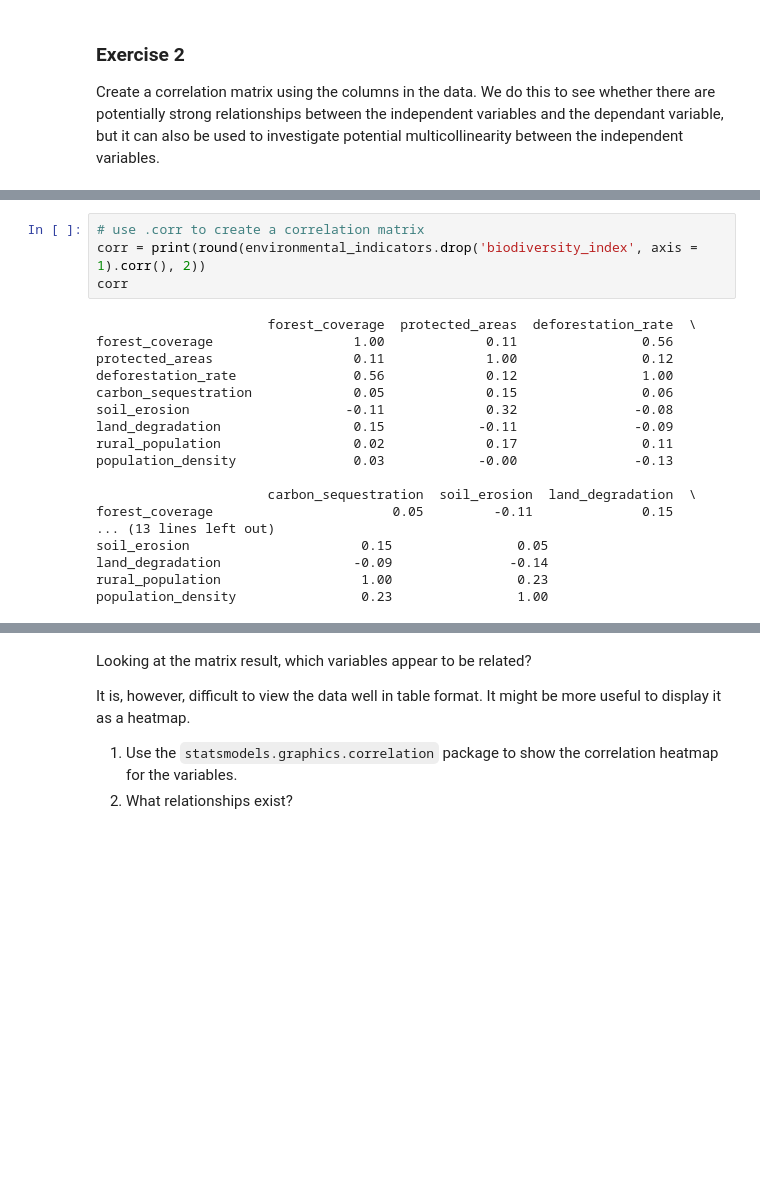
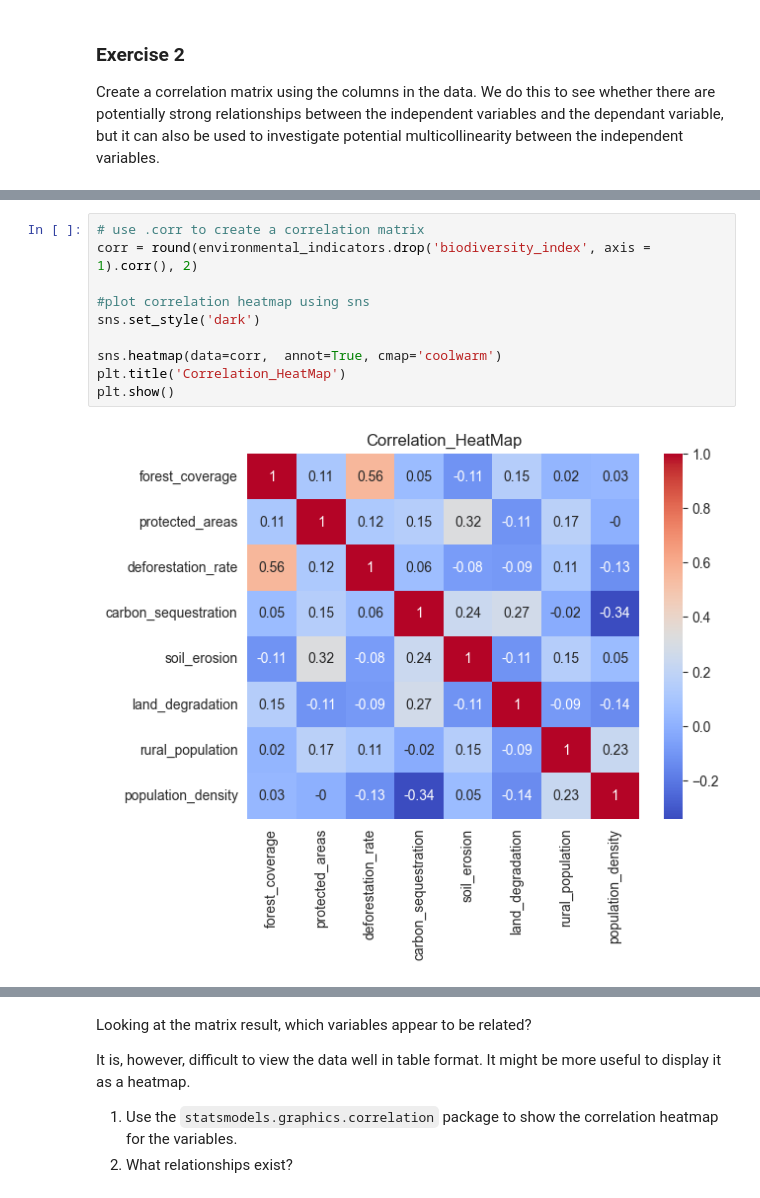
Before and after one commit to Morris-mk/ExploreAI_Linear_Regression, a Jupyter notebook: d. Multiple_linear_regression_Exercise.ipynb, the cells around one changed output, grey strips where cells are left out. Saved outputs shown, nothing was run; the diff lists cells and outputs as text; blank space fills up the shorter version.

```diff
--- a/d. Multiple_linear_regression_Exercise.ipynb
+++ b/d. Multiple_linear_regression_Exercise.ipynb
@@ -121,22 +149,12 @@ Create a correlation matrix using the columns in the data. We do this to see whe
 # %%
 # use .corr to create a correlation matrix
-corr = print(round(environmental_indicators.drop('biodiversity_index', axis = 1).corr(), 2))
-corr
+corr = round(environmental_indicators.drop('biodiversity_index', axis = 1).corr(), 2)
+
+#plot correlation heatmap using sns
+sns.set_style('dark')
+
+sns.heatmap(data=corr,  annot=True, cmap='coolwarm')
+plt.title('Correlation_HeatMap')
+plt.show()
 # %% [output]
-                      forest_coverage  protected_areas  deforestation_rate  \
-forest_coverage                  1.00             0.11                0.56
-protected_areas                  0.11             1.00                0.12
-deforestation_rate               0.56             0.12                1.00
-carbon_sequestration             0.05             0.15                0.06
-soil_erosion                    -0.11             0.32               -0.08
-land_degradation                 0.15            -0.11               -0.09
-rural_population                 0.02             0.17                0.11
-population_density               0.03            -0.00               -0.13
-
-                      carbon_sequestration  soil_erosion  land_degradation  \
-forest_coverage                       0.05         -0.11              0.15
-... (13 lines left out)
-soil_erosion                      0.15                0.05
-land_degradation                 -0.09               -0.14
-rural_population                  1.00                0.23
-population_density                0.23                1.00
+[figure, added]
```
Also changed, not shown: parts of 9 cells of this notebook, 4 other files.
